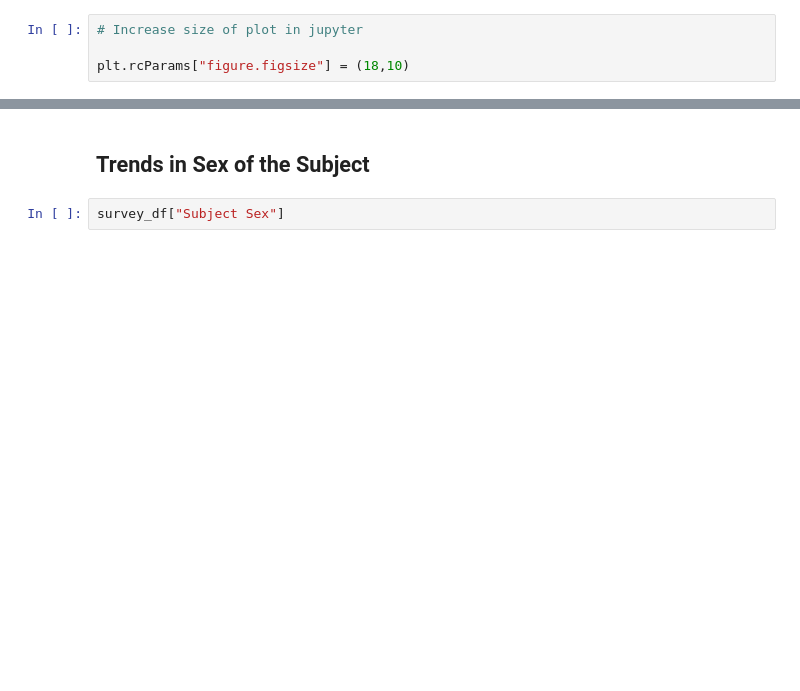
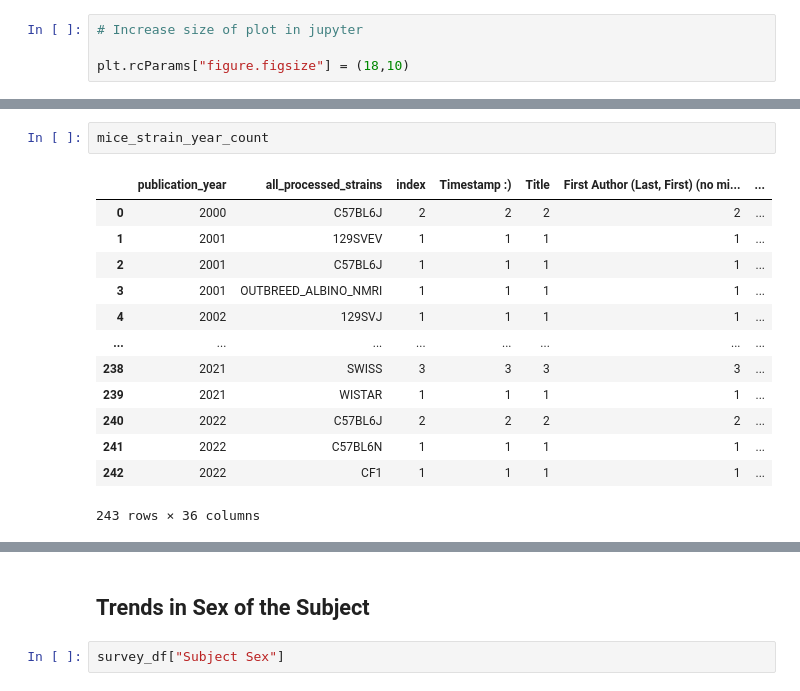
Before and after one commit to padillacoreanolab/literature_review_processing, a Jupyter notebook: results/2022_06_17_literature_review_processing/literature_review_survey_processing.ipynb, the cells around one changed output, grey strips where cells are left out. Cells and saved outputs as stored; diff of their text form; blank space fills up the shorter version.

```diff
--- a/results/2022_06_17_literature_review_processing/literature_review_survey_processing.ipynb
+++ b/results/2022_06_17_literature_review_processing/literature_review_survey_processing.ipynb
@@ -674,0 +629,16 @@ plt.savefig("./proc/plots/year_vs_strain.png")
+# %%
+mice_strain_year_count
+# %% [output]
+|  | publication_year | all_processed_strains | index | Timestamp :) | Title | First Author (Last, First) (no mi... | ... |
+| 0 | 2000 | C57BL6J | 2 | 2 | 2 | 2 | ... |
+| 1 | 2001 | 129SVEV | 1 | 1 | 1 | 1 | ... |
+| 2 | 2001 | C57BL6J | 1 | 1 | 1 | 1 | ... |
+| 3 | 2001 | OUTBREED_ALBINO_NMRI | 1 | 1 | 1 | 1 | ... |
+| 4 | 2002 | 129SVJ | 1 | 1 | 1 | 1 | ... |
+| ... | ... | ... | ... | ... | ... | ... | ... |
+| 238 | 2021 | SWISS | 3 | 3 | 3 | 3 | ... |
+| 239 | 2021 | WISTAR | 1 | 1 | 1 | 1 | ... |
+| 240 | 2022 | C57BL6J | 2 | 2 | 2 | 2 | ... |
+| 241 | 2022 | C57BL6N | 1 | 1 | 1 | 1 | ... |
+| 242 | 2022 | CF1 | 1 | 1 | 1 | 1 | ... |
+243 rows × 36 columns
```
Also changed, not shown: parts of 109 cells of this notebook.
